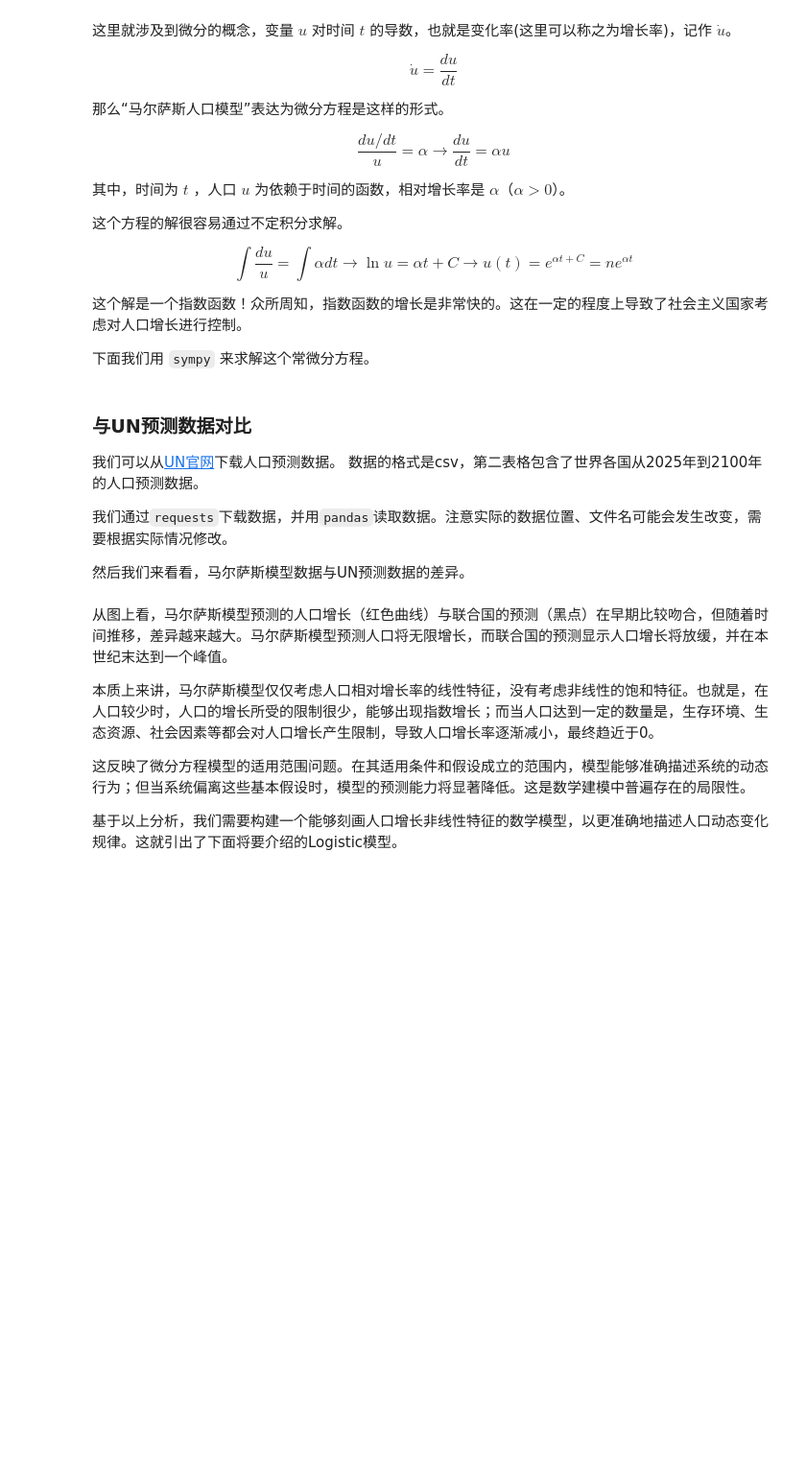
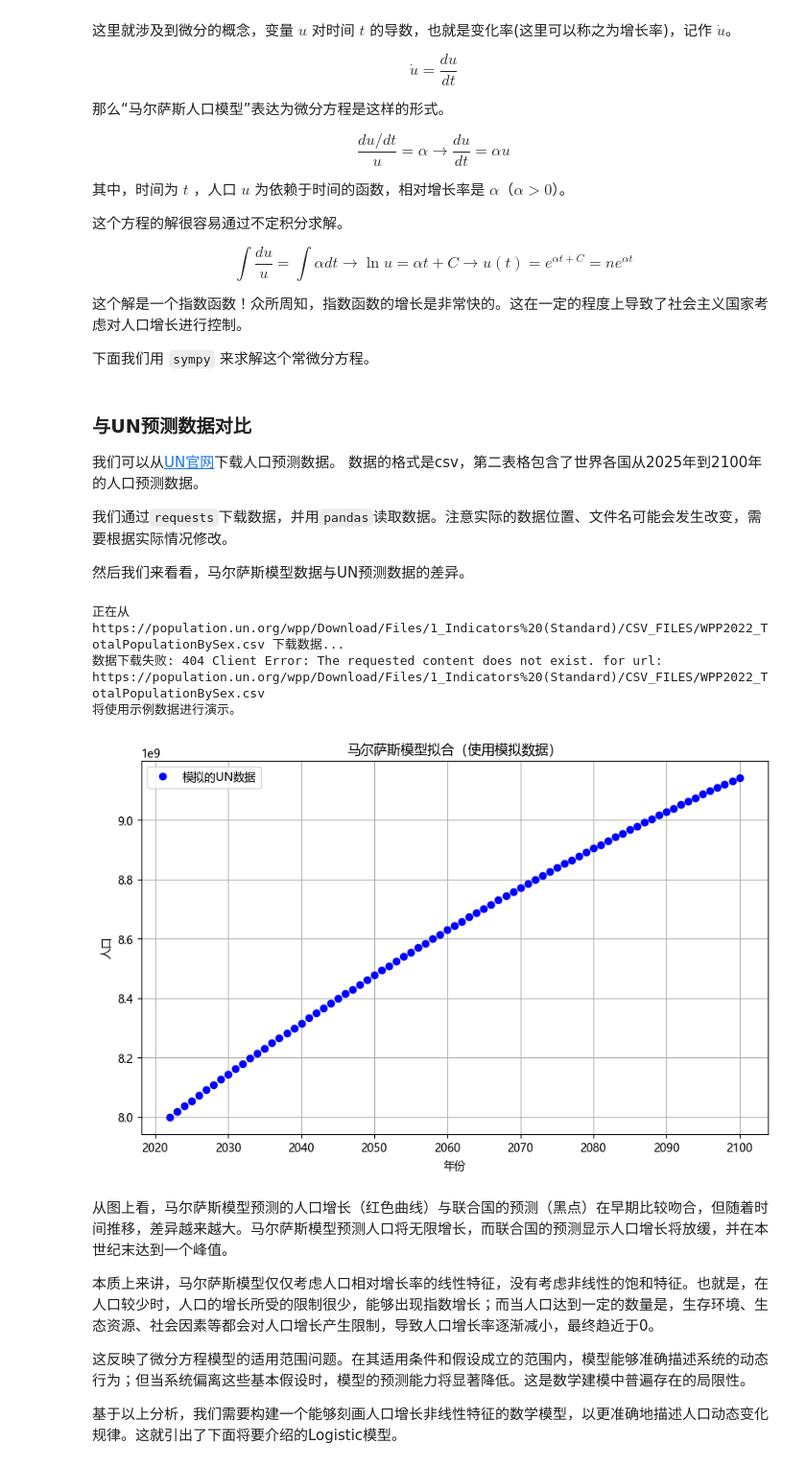
Before and after one commit to qchen-fdii-cardc/lecture-on-wtd, a Jupyter notebook: modules/part02/modeling.ipynb, the cells around one changed output. Shown at 96% size. Cells and saved outputs as stored; diff of their text form; code cells hidden in the pictures; blank space fills up the shorter version.

```diff
--- a/modules/part02/modeling.ipynb
+++ b/modules/part02/modeling.ipynb
@@ -83,8 +83,15 @@ import io
 from scipy.optimize import curve_fit
 
 # 设置中文字体
-plt.rcParams['font.sans-serif'] = ['SimHei']
-plt.rcParams['axes.unicode_minus'] = False
+import sys
+import os
+import importlib.util
+spec = importlib.util.spec_from_file_location("plot_utils", os.path.join(
+    os.path.abspath(os.path.join('..')), "plot_utils.py"))
+plot_utils = importlib.util.module_from_spec(spec)
+sys.modules["plot_utils"] = plot_utils
+spec.loader.exec_module(plot_utils)
+plot_utils.setup_chinese_font()
 
 # --- 1. 下载和处理数据 ---
 # UN WPP 2022 数据集的URL (注意: 这个URL可能会变动)
@@ -135,33 +142,38 @@ try:
     pop_fit = malthus_model(t_plot, u0_fit, alpha_fit)
     plt.plot(t_plot, pop_fit, 'r-', label=f'拟合的马尔萨斯模型 (α={alpha_fit:.4f})')
 
     plt.title('马尔萨斯模型与联合国世界人口预测数据对比')
     plt.xlabel('年份')
     plt.ylabel('人口')
     plt.legend()
     plt.grid(True)
     plt.ticklabel_format(style='sci', axis='y', scilimits=(9,9)) # 使用科学计数法显示y轴
     plt.show()
 
 except requests.exceptions.RequestException as e:
     print(f"数据下载失败: {e}")
     print("将使用示例数据进行演示。")
     # 如果下载失败，使用一组示例数据
     years = np.arange(2022, 2101)
     # 模拟一个增长放缓的人口曲线
     p_start = 8e9
     p_peak = 10.4e9
     growth_rate = 0.01
     population = p_peak / (1 + (p_peak/p_start - 1) * np.exp(-growth_rate * (years - 2022)))
 
     plt.figure(figsize=(10, 6))
     plt.plot(years, population, 'bo', label='模拟的UN数据')
     plt.title('马尔萨斯模型拟合（使用模拟数据）')
     plt.xlabel('年份')
     plt.ylabel('人口')
     plt.legend()
     plt.grid(True)
     plt.show()
+# %% [output]
+正在从 https://population.un.org/wpp/Download/Files/1_Indicators%20(Standard)/CSV_FILES/WPP2022_TotalPopulationBySex.csv 下载数据...
+数据下载失败: 404 Client Error: The requested content does not exist. for url: https://population.un.org/wpp/Download/Files/1_Indicators%20(Standard)/CSV_FILES/WPP2022_TotalPopulationBySex.csv
+将使用示例数据进行演示。
+[figure, added]
 # %% [markdown]
 从图上看，马尔萨斯模型预测的人口增长（红色曲线）与联合国的预测（黑点）在早期比较吻合，但随着时间推移，差异越来越大。马尔萨斯模型预测人口将无限增长，而联合国的预测显示人口增长将放缓，并在本世纪末达到一个峰值。
 
```
Also changed, not shown: 7 other files.
